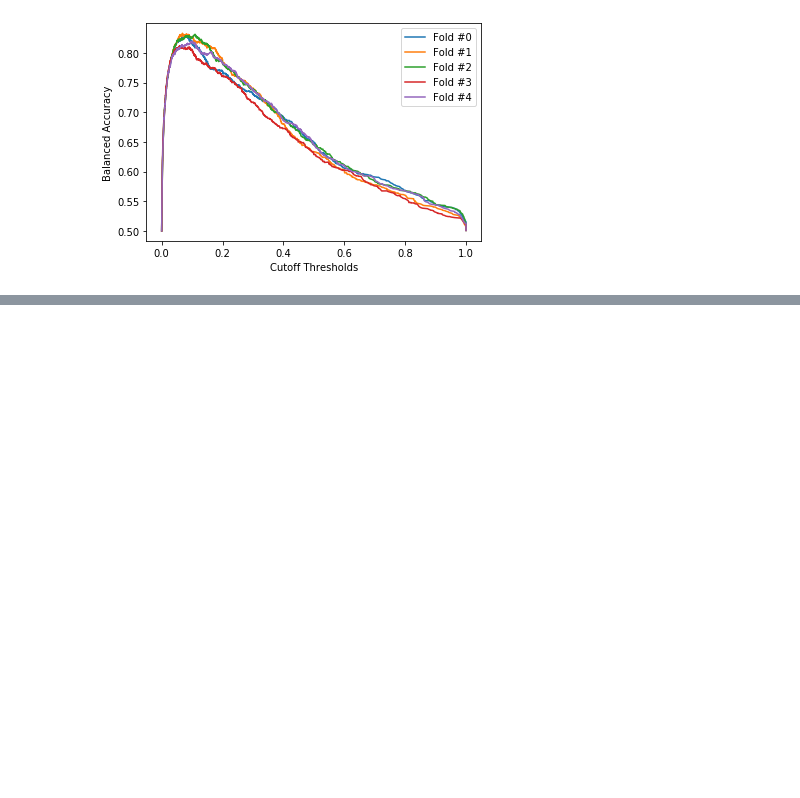
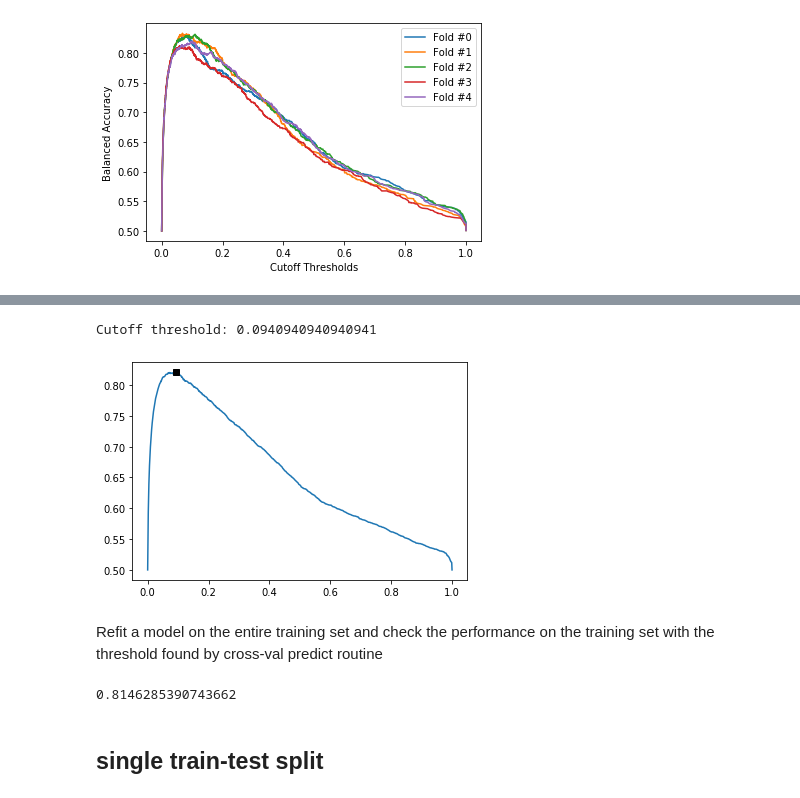
Before and after one commit to glemaitre/cutoff_experiments, a Jupyter notebook: cutoff_experiments.ipynb, the cells around one changed output, grey strips where cells are left out. Saved outputs shown, nothing was run; the diff lists cells and outputs as text; code cells hidden in the pictures; blank space fills up the shorter version.

```diff
--- a/cutoff_experiments.ipynb
+++ b/cutoff_experiments.ipynb
@@ -187,0 +224,31 @@ for fold_idx in range(len(y_true)):
+# %%
+from sklearn.model_selection import cross_val_predict
+
+model = clone(lr_clf)
+y_score = cross_val_predict(model, X_train, y_train, method="predict_proba")
+y_score = y_score[:, 1]
+# %%
+scores = []
+for th in threshold_interpolated:
+    scores.append(
+        balanced_accuracy_score(y_train, (y_score >= th).astype(int))
+    )
+# %%
+plt.plot(threshold_interpolated, scores)
+idx = np.argmax(scores)
+plt.plot(threshold_interpolated[idx], scores[idx], marker="s", color="k")
+print(f"Cutoff threshold: {threshold_interpolated[idx]}")
+# %% [output]
+Cutoff threshold: 0.0940940940940941
+[figure, added]
+# %% [markdown]
+Refit a model on the entire training set and check the performance on the training set with the threshold found by cross-val predict routine
+# %%
+model.fit(X_train, y_train)
+y_pred = model.predict_proba(X_test)
+y_pred = y_pred[:, 1]
+print(balanced_accuracy_score(y_test, (y_pred >= threshold_interpolated[idx]).astype(int)))
+# %% [output]
+0.8146285390743662
+# %% [markdown]
+## single train-test split
```
Also changed, not shown: parts of 14 cells of this notebook.
